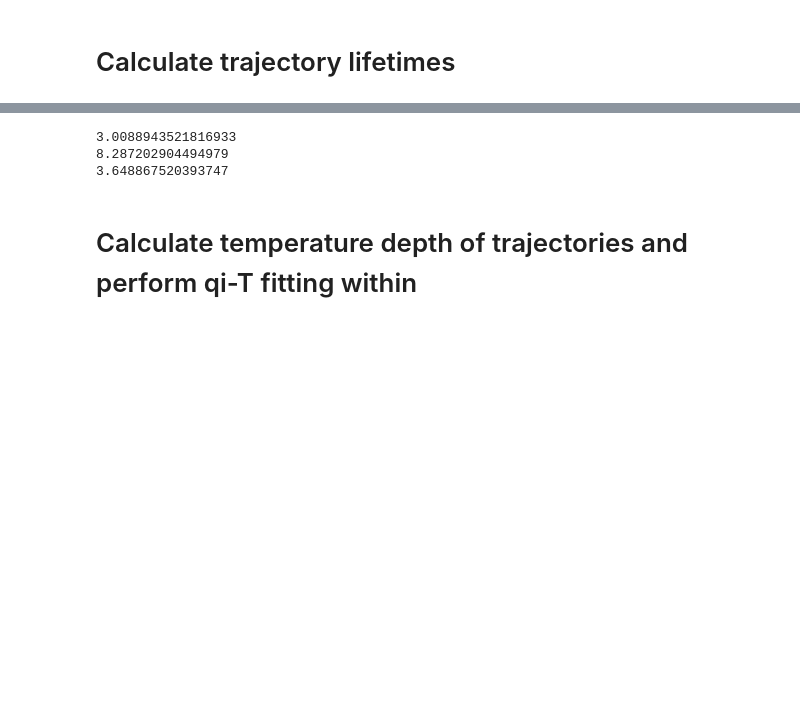
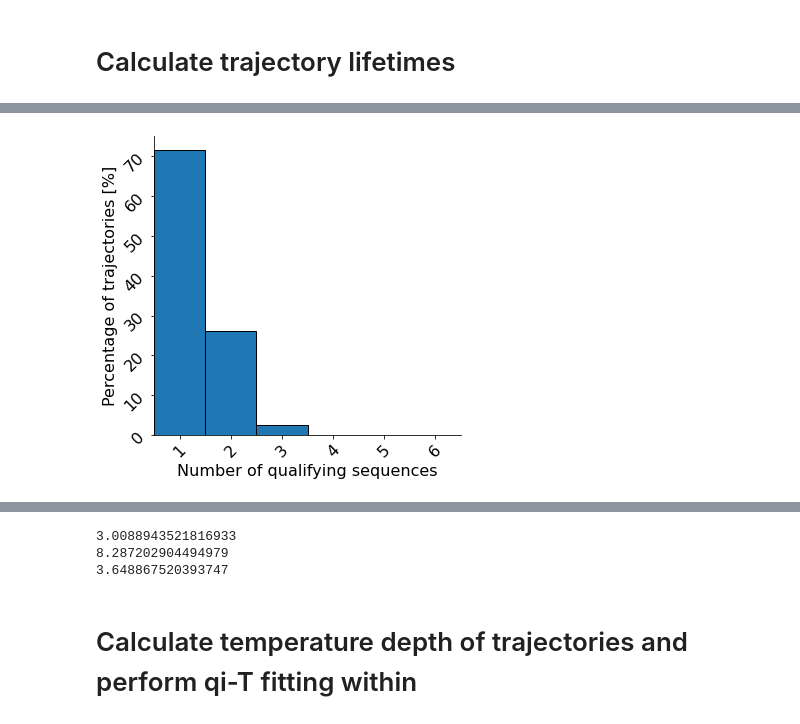
Before and after one commit to sylviasullivan/ice-microp-rad, a Jupyter notebook: CRHScalings-article2.ipynb, the cells around one changed output, grey strips where cells are left out. Saved outputs shown, nothing was run; the diff lists cells and outputs as text; code cells hidden in the pictures; blank space fills up the shorter version.

```diff
--- a/CRHScalings-article2.ipynb
+++ b/CRHScalings-article2.ipynb
@@ -38,3 +50,16 @@ for i in np.arange(IWC.shape[1]):
     else:
         start, stop = ss[(ss[:,1] - ss[:,0]).argmax()]  # Get max interval, interval limits
         lifetimes[i] = stop-start
+# %%
+# How many sequences (at all) per trajectory at cirrus temperatures?
+nseq = np.ndarray( (IWC.shape[1],) )
+for i in np.arange( IWC.shape[1] ):
+    tr = IWC_masked[:,i] # Extract the trajectory of interest
+    m = np.concatenate(( [True], np.isnan(tr), [True] ))  # Trues if tr is a NaN
+    # In Python a nonzero integer value is True
+    ss = np.flatnonzero(m[1:] != m[:-1])
+    nseq[i] = len(ss)
+
+for i in np.arange(0, 20, 2):
+    j = np.argwhere(nseq == i)
+    print(len(j)/len(nseq)*100.)
@@ -40,0 +77,30 @@ for i in np.arange(IWC.shape[1]):
+# %%
+# How many sequences (that qualify as clouds) per trajectory at cirrus temperatures?
+nseq = np.ndarray( (IWC.shape[1],) )
+for i in np.arange( IWC.shape[1] ):
+    tr = IWC_masked[:,i] # Extract the trajectory of interest
+    m = np.concatenate(( [True], np.isnan(tr), [True] ))  # Trues if tr is a NaN
+    # In Python a nonzero integer value is True
+    ss = np.flatnonzero(m[1:] != m[:-1]).reshape(-1,2)
+
+    ss2 = []
+    for k, s in enumerate(ss[:-1]):
+        if (ss[k,1]-ss[k,0] >= 150) & (ss[k+1,0]-ss[k,1] >= 75):
+            ss2.append( list(ss[k]) )
+    ss2 = np.array( ss2 )
+    nseq[i] = len(ss2)
+# %%
+fig = plt.figure( figsize=(5.5, 5.5) )
+ax = plt.gca()
+ax.hist( x=nseq/2.0, bins=np.linspace(0, 6, 7), weights=np.ones_like(nseq)/len(nseq)*100., edgecolor='k' )
+ax.spines['right'].set_color('none')
+ax.spines['top'].set_color('none')
+ax.set_xlim( [0, 6] )
+ax.set_xticks( [0.5, 1.5, 2.5, 3.5, 4.5, 5.5] )
+ax.set_xticklabels( [1, 2, 3, 4, 5, 6] )
+ax.tick_params( axis='both', labelsize=16, rotation=45 )
+ax.set_ylabel( 'Percentage of trajectories [%]', fontsize=16 )
+ax.set_xlabel( 'Number of qualifying sequences', fontsize=16 )
+plt.savefig( '/xdisk/sylvia/tropic_vis/output/qualifying-sequence-distribution2.pdf', bbox_inches='tight' )
+# %% [output]
+[figure, added]
```
Also changed, not shown: parts of 8 cells of this notebook, 5 other files.
